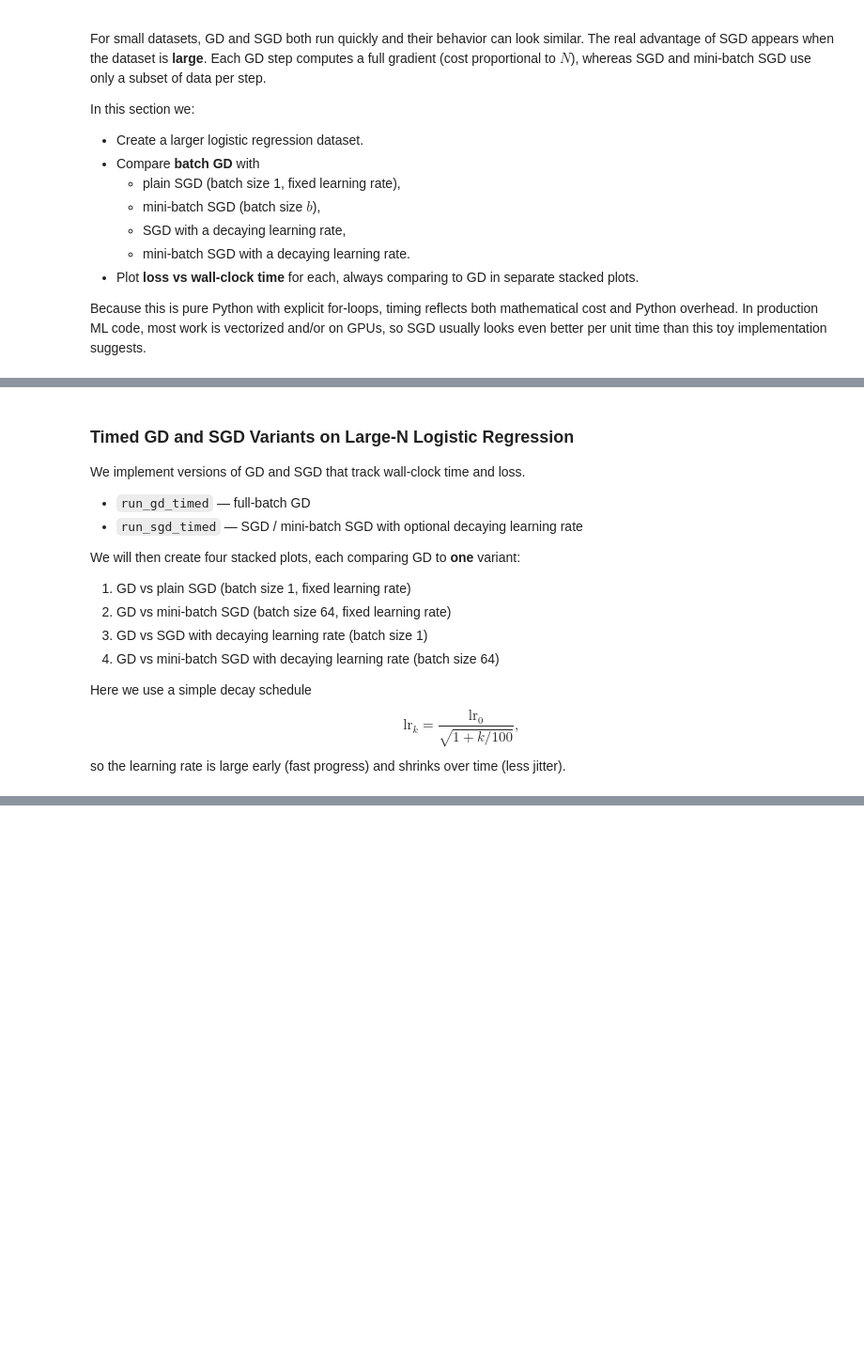
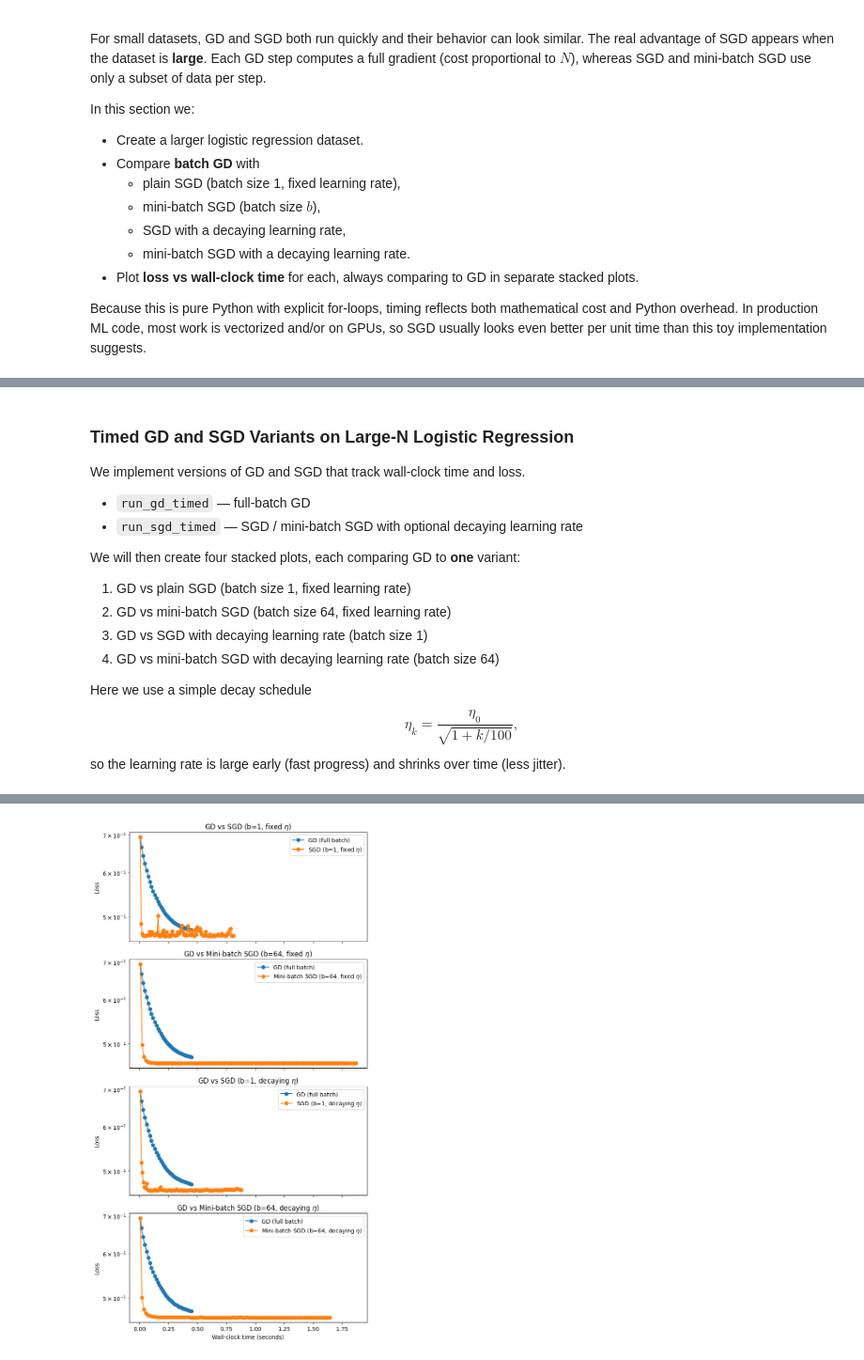
Before and after one commit to QMCSoftware/MATH565Fall2025, a Jupyter notebook: notebooks/GD_SGD_Rosenbrock_Logistic_Timing_v3_nbviz.ipynb, the cells around one changed output, grey strips where cells are left out. Shown at 94% size. Cells and saved outputs as stored; diff of their text form; code cells hidden in the pictures; blank space fills up the shorter version.

```diff
--- a/notebooks/GD_SGD_Rosenbrock_Logistic_Timing_v3_nbviz.ipynb
+++ b/notebooks/GD_SGD_Rosenbrock_Logistic_Timing_v3_nbviz.ipynb
@@ -331,7 +348,7 @@ We will then create four stacked plots, each comparing GD to **one** variant:
 4. GD vs mini-batch SGD with decaying learning rate (batch size 64)
 
 Here we use a simple decay schedule
-$$ \text{lr}_k = \frac{\text{lr}_0}{\sqrt{1 + k/100}}, $$
+$$ \eta_k = \frac{\eta_0}{\sqrt{1 + k/100}}, $$
 so the learning rate is large early (fast progress) and shrinks over time (less jitter).
 # %%
 def run_gd_timed(theta0, grad_full, loss, steps=40, lr=0.1):
@@ -423,43 +440,43 @@ theta_sgd_mb_decay, times_sgd_mb_decay, fvals_sgd_mb_decay = run_sgd_timed(theta
 
 print('Final GD (big) theta:', theta_gd_big, '  loss:', loss_big(theta_gd_big))
 print('Final SGD-1 (big) theta:', theta_sgd1, '  loss:', loss_big(theta_sgd1))
-print('Final SGD-mb (big) theta:', theta_sgd_mb, '  loss:', loss_big(theta_sgd_mb))
+print('Final SGD-mini-batch (big) theta:', theta_sgd_mb, '  loss:', loss_big(theta_sgd_mb))
 print('Final SGD-decay (big) theta:', theta_sgd_decay, '  loss:', loss_big(theta_sgd_decay))
-print('Final SGD-mb-decay (big) theta:', theta_sgd_mb_decay, '  loss:', loss_big(theta_sgd_mb_decay))
+print('Final SGD-mini-batcj-decay (big) theta:', theta_sgd_mb_decay, '  loss:', loss_big(theta_sgd_mb_decay))
 
 fig, axs = plt.subplots(4, 1, figsize=(7, 13), sharex=True)
 
 # 1) GD vs plain SGD
 ax = axs[0]
 ax.semilogy(times_gd, fvals_gd_big, marker='o', label='GD (full batch)')
-ax.semilogy(times_sgd1, fvals_sgd1, marker='o', label='SGD (b=1, fixed lr)')
+ax.semilogy(times_sgd1, fvals_sgd1, marker='o', label='SGD (b=1, fixed $\eta$)')
 ax.set_ylabel('Loss')
-ax.set_title('GD vs SGD (b=1, fixed lr)')
+ax.set_title('GD vs SGD (b=1, fixed $\eta$)')
 ax.legend()
 
 # 2) GD vs mini-batch SGD
 ax = axs[1]
 ax.semilogy(times_gd, fvals_gd_big, marker='o', label='GD (full batch)')
-ax.semilogy(times_sgd_mb, fvals_sgd_mb, marker='o', label='Mini-batch SGD (b=64, fixed lr)')
+ax.semilogy(times_sgd_mb, fvals_sgd_mb, marker='o', label='Mini-batch SGD (b=64, fixed $\eta$)')
 ax.set_ylabel('Loss')
-ax.set_title('GD vs Mini-batch SGD (b=64, fixed lr)')
+ax.set_title('GD vs Mini-batch SGD (b=64, fixed $\eta$)')
 ax.legend()
 
 # 3) GD vs decaying-lr SGD
 ax = axs[2]
 ax.semilogy(times_gd, fvals_gd_big, marker='o', label='GD (full batch)')
-ax.semilogy(times_sgd_decay, fvals_sgd_decay, marker='o', label='SGD (b=1, decaying lr)')
+ax.semilogy(times_sgd_decay, fvals_sgd_decay, marker='o', label='SGD (b=1, decaying $\eta$)')
 ax.set_ylabel('Loss')
-ax.set_title('GD vs SGD (b=1, decaying lr)')
+ax.set_title('GD vs SGD (b=1, decaying $\eta$)')
 ax.legend()
 
 # 4) GD vs mini-batch + decaying-lr SGD
 ax = axs[3]
 ax.semilogy(times_gd, fvals_gd_big, marker='o', label='GD (full batch)')
-ax.semilogy(times_sgd_mb_decay, fvals_sgd_mb_decay, marker='o', label='Mini-batch SGD (b=64, decaying lr)')
+ax.semilogy(times_sgd_mb_decay, fvals_sgd_mb_decay, marker='o', label='Mini-batch SGD (b=64, decaying $\eta$)')
 ax.set_xlabel('Wall-clock time (seconds)')
 ax.set_ylabel('Loss')
-ax.set_title('GD vs Mini-batch SGD (b=64, decaying lr)')
+ax.set_title('GD vs Mini-batch SGD (b=64, decaying $\eta$)')
 ax.legend()
 
 plt.tight_layout()
@@ -467,3 +484,4 @@ plt.show()
 
 if nbviz_available:
     cl.nbviz.savefig('logistic_gd_vs_sgd_variants_largeN')
+# %% [output]
@@ -470,3 +493,4 @@ if nbviz_available:
+[figure, added]
 # %% [markdown]
 ### Remarks and Interpretation
 
```
Also changed, not shown: parts of 10 cells of this notebook.
